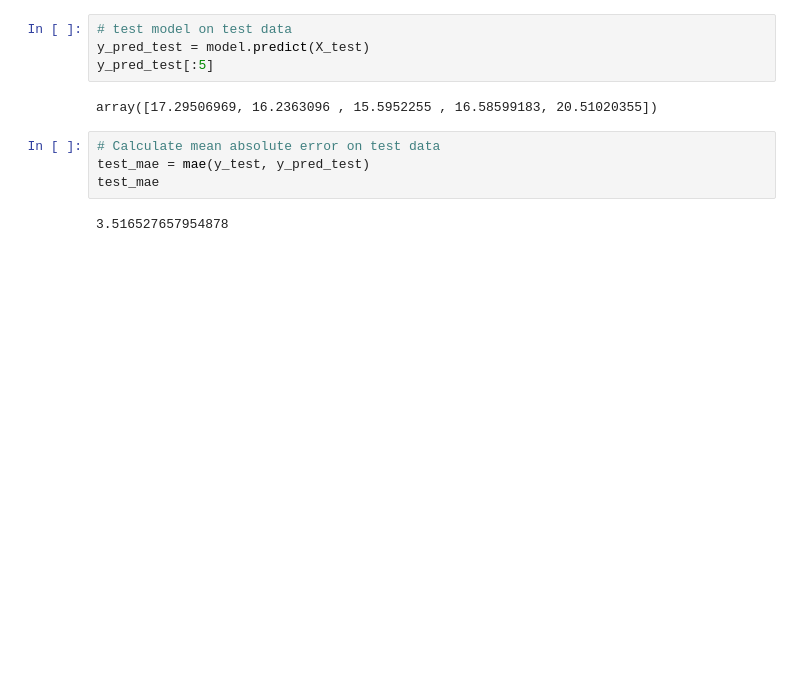
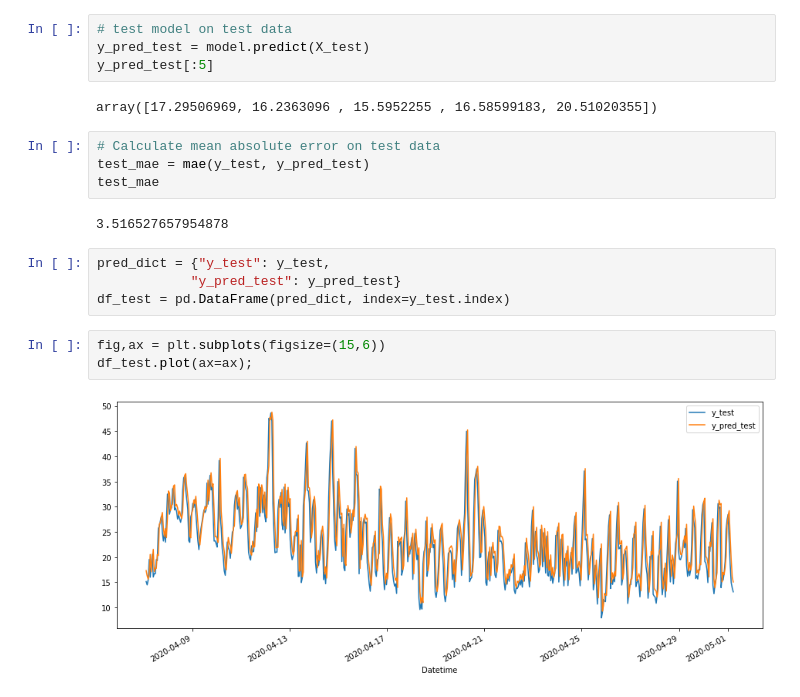
Before and after one commit to Sodiqlef/india-air-quality, a Jupyter notebook: lag1.ipynb, the cells around one changed output. Drawn from its saved outputs; the diff is of its cells as text; blank space fills up the shorter version.

```diff
--- a/lag1.ipynb
+++ b/lag1.ipynb
@@ -231,3 +247,12 @@ test_mae = mae(y_test, y_pred_test)
 test_mae
 # %% [output]
 3.516527657954878
+# %%
+pred_dict = {"y_test": y_test,
+            "y_pred_test": y_pred_test}
+df_test = pd.DataFrame(pred_dict, index=y_test.index)
+# %%
+fig,ax = plt.subplots(figsize=(15,6))
+df_test.plot(ax=ax);
+# %% [output]
+[figure, added]
```
Also changed, not shown: parts of 10 cells of this notebook, 3 other files.
